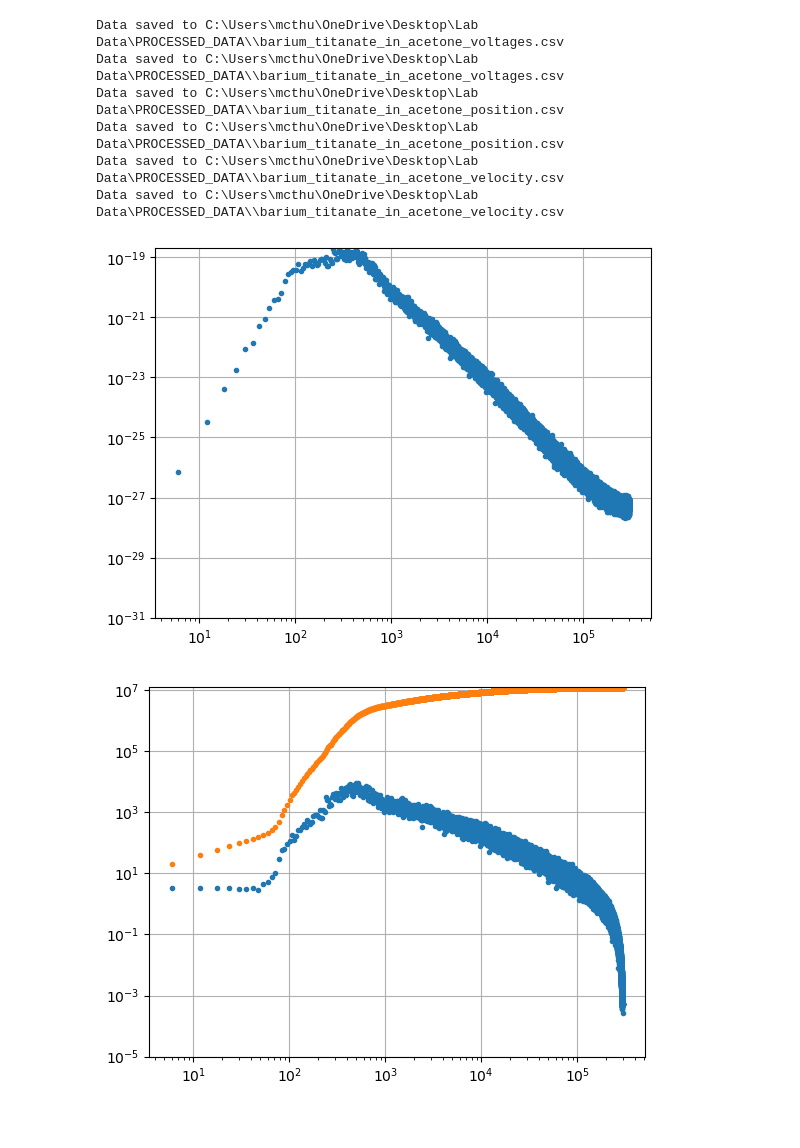
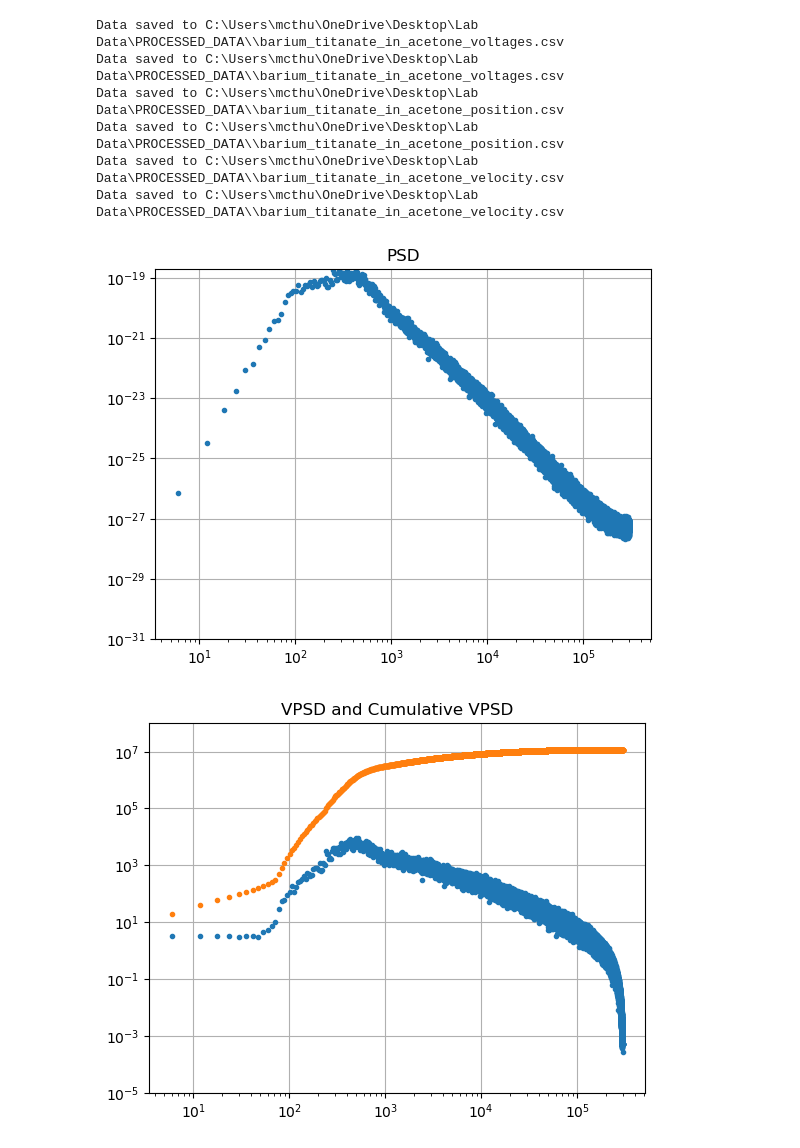
Before and after one commit to mcthumann/Brownian_Data_Analysis, a Jupyter notebook: scripts/save_to_csv.ipynb, the cells around one changed output. Drawn from its saved outputs; the diff is of its cells as text; code cells hidden in the pictures.

```diff
--- a/scripts/save_to_csv.ipynb
+++ b/scripts/save_to_csv.ipynb
@@ -33,11 +86,5 @@ def save_results_to_csv(traces, output_file):
 # %%
 # Load the File
-
-filename = r"C:\Users\mcthu\OneDrive\Desktop\Lab Data\20250131\smaller_aligned2"
-offset = 513843715
-num_files = 6
-traces_per_file = 2
-
-results = check_and_load_or_process("", offset, filename, "X", num_files, traces_per_file)
+results = check_and_load_or_process(offset, filename, "X", num_files, traces_per_file)
 print(results[0]["args"])
 # %% [output]
@@ -79,10 +122,9 @@ fs = results[0]['args']['sampling_rate']/bin_num
 # Apply the transfer function
 
 # To account for near zero DC transfer we apply tikhonov regularization. We find alpha to be the frequency in which noise (low f) begins to dominate (around 100Hz)
+
 # We will appky the following to the signal S:   U = S/T    -->  U = S*T/(T^2 + L^2)      where U is the underlying signal, S is the raw signal, T is the transfer function and L is some paramter lambda
 
-
-# New Transfer Function
 def transfer_func(f):
     C = 1 / (10**-6*1000)
     x_c = 1j*f*2*np.pi
@@ -91,8 +133,8 @@ def transfer_func(f):
     RC_high_pass = x_c / (x_c+C)
     return Sallen_key*RC_high_pass
 
-# This number (100Hz) was found by visually inspecting the PSD, observing where the low f noise takes over (100Hz), and choosing lamda to be the magnitude of the transfer function at 100Hz so that the lamda term begins to take over when f > 100 Hz:   U = S*T/(T^2 + L^2)
-lda = np.abs(transfer_func(100))
+# This number (100Hz) was found by visually inspecting the PSD, observing where the low f noise takes over (100Hz), and choosing lamda to be the magnitude of the transfer function at 100Hz so that the lamda term begins to take over when f > 100 Hz
+lda = np.abs(transfer_func(high_pass))
 
 traces_post_transfer = []
 
@@ -105,13 +147,13 @@ for trace in traces:
     freq_domain_data_transfer = (freq_domain_data*np.conj(transfer))/(np.real(transfer)**2 + np.imag(transfer)**2 + lda**2)
     data = np.fft.ifft(freq_domain_data_transfer)
 
-    plt.plot(time[:10000], trace[:10000], label = "pre", linewidth=.5)
-    plt.plot(time[:10000], np.real(data[:10000]), label = "post", linewidth=.5)
-    plt.legend()
-    plt.show()
-
     traces_post_transfer.append(np.real(data))
 
+
+plt.plot(time[:10000], traces[0][:10000], label = "pre", linewidth=.5)
+plt.plot(time[:10000], traces_post_transfer[0][:10000], label = "post", linewidth=.5)
+plt.legend()
+plt.show()
 
 # Visualize transfer functions
 
@@ -142,5 +173,8 @@ for trace in traces:
 # %%
-v_squared = 68.598e14
+# Convert volts to meters
+# This factor was found by fitting to the PSD
+
+v_squared = V
 v = math.sqrt(v_squared)
 
 traces_post_meter = []
@@ -195,19 +231,20 @@ Data saved to C:\Users\mcthu\OneDrive\Desktop\Lab Data\PROCESSED_DATA\\barium_ti
 # %%
 # Check our PSD
 psds = []
 frequency = 0
 for trace in traces_post_meter:
     frequency, psd = scipy.signal.periodogram(trace, fs=fs, scaling="density")
     psds.append(psd)
 plt.plot(frequency, np.mean(psds, axis=0), ".")
 plt.ylim(bottom=1e-31)
 # plt.xlim(left=1e4)
 plt.xscale('log')
 plt.yscale('log')
 plt.grid()
+plt.title("PSD")
 plt.show()
 # %% [output]
-[figure, old version]
+[figure, new version]
 # %%
 # Check our VPSD
 vpsds = []
@@ -220,13 +257,14 @@ plt.plot(frequency, vpsd, ".")
 cumulative_vpsd = np.cumsum(vpsd) * (frequency[1] - frequency[0])  # assuming uniform frequency spacing
 plt.plot(frequency, cumulative_vpsd, ".")
 plt.ylim(bottom=1e-5)
-# plt.xlim(left=1e4)
+plt.ylim(top=1e8)
 plt.xscale('log')
 plt.yscale('log')
+plt.title("VPSD and Cumulative VPSD")
 plt.grid()
 plt.show()
 # %% [output]
-[figure, old version]
+[figure, new version]
 # %%
 from tqdm import tqdm
 def compute_VACF_time_domain(v_series):
```
Also changed, not shown: parts of 10 cells of this notebook, 1 other file.
